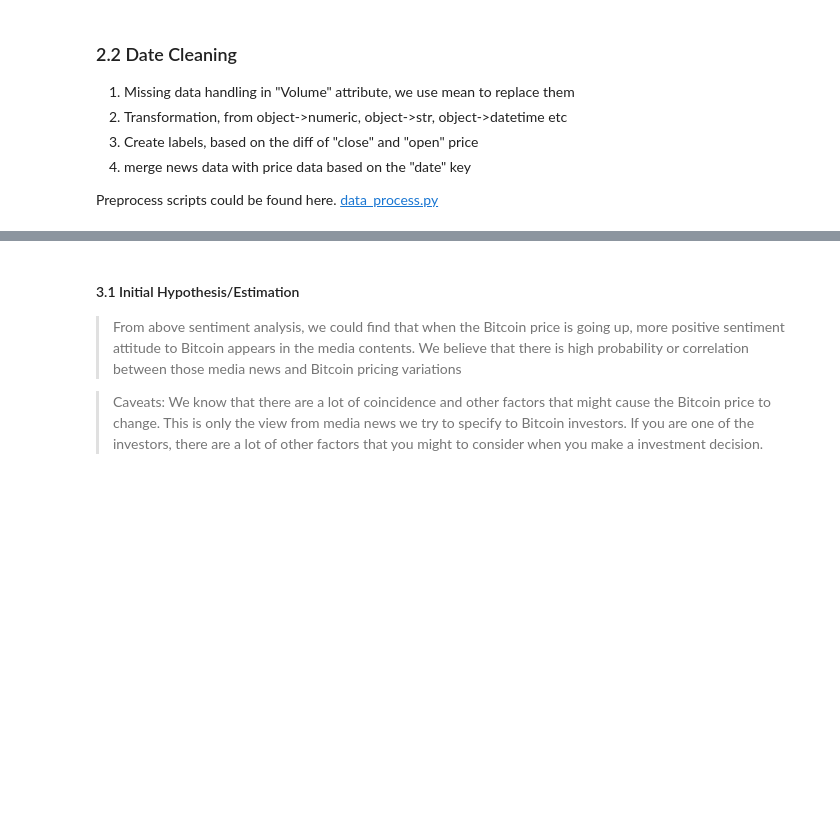
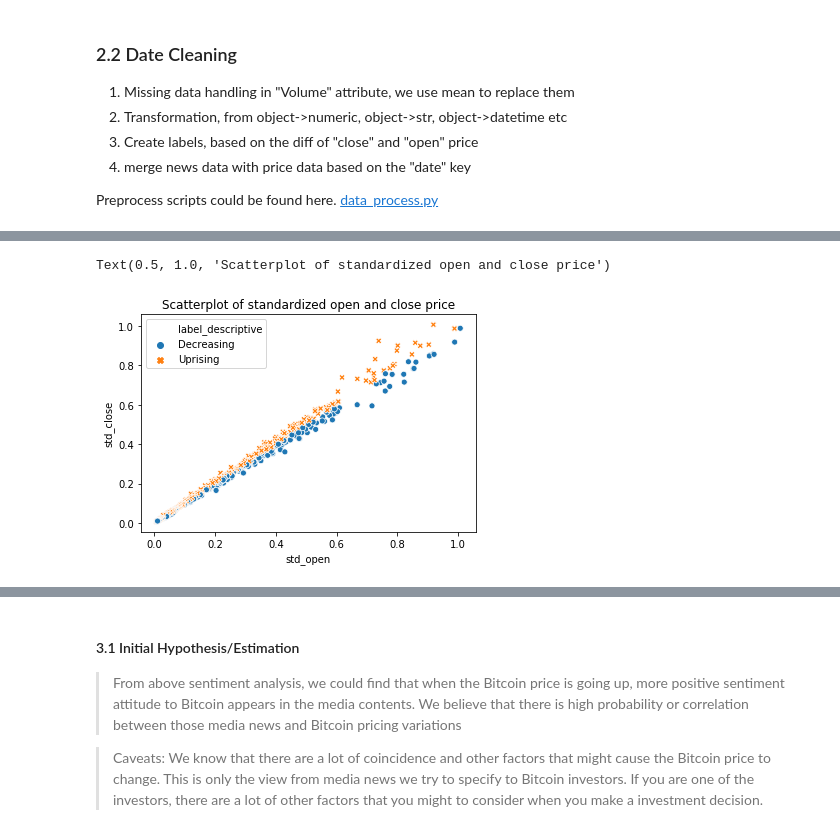
Before and after one commit to uic-cs418/cs418-project-slamming-squad-1, a Jupyter notebook: Final_Report_Hang Yang(Date collection, Preprocess).ipynb, the cells around one changed output, grey strips where cells are left out. Cells and saved outputs as stored; diff of their text form; code cells hidden in the pictures; blank space fills up the shorter version.

```diff
--- a/Final_Report_Hang Yang(Date collection, Preprocess).ipynb
+++ b/Final_Report_Hang Yang(Date collection, Preprocess).ipynb
@@ -85,0 +108,6 @@ Based on affin sentiment score, we could find the sentiment attitude containing
+# %%
+ax = sns.scatterplot(x="std_open", y="std_close", hue='label_descriptive', style='label_descriptive', data=std_priceOfBitcoin)
+ax.set_title('Scatterplot of standardized open and close price')
+# %% [output]
+Text(0.5, 1.0, 'Scatterplot of standardized open and close price')
+[figure, added]
```
Also changed, not shown: parts of 11 cells of this notebook.
